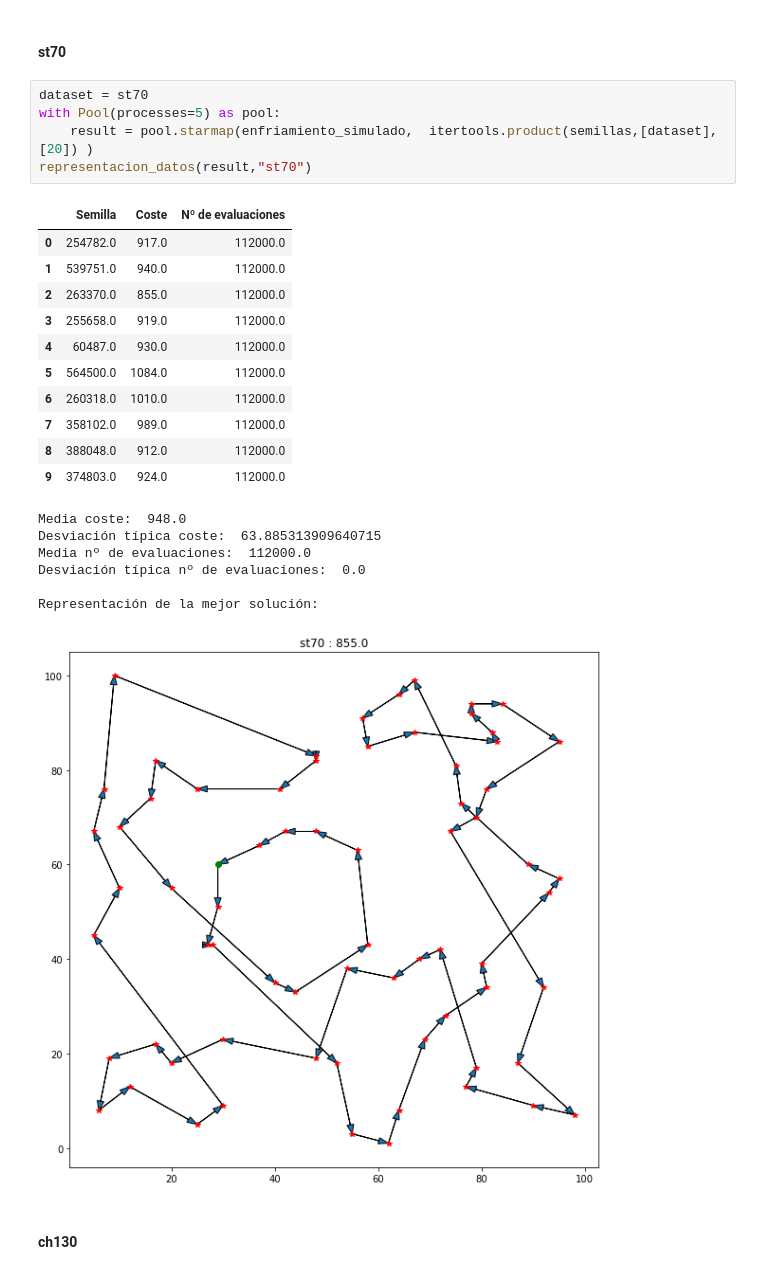
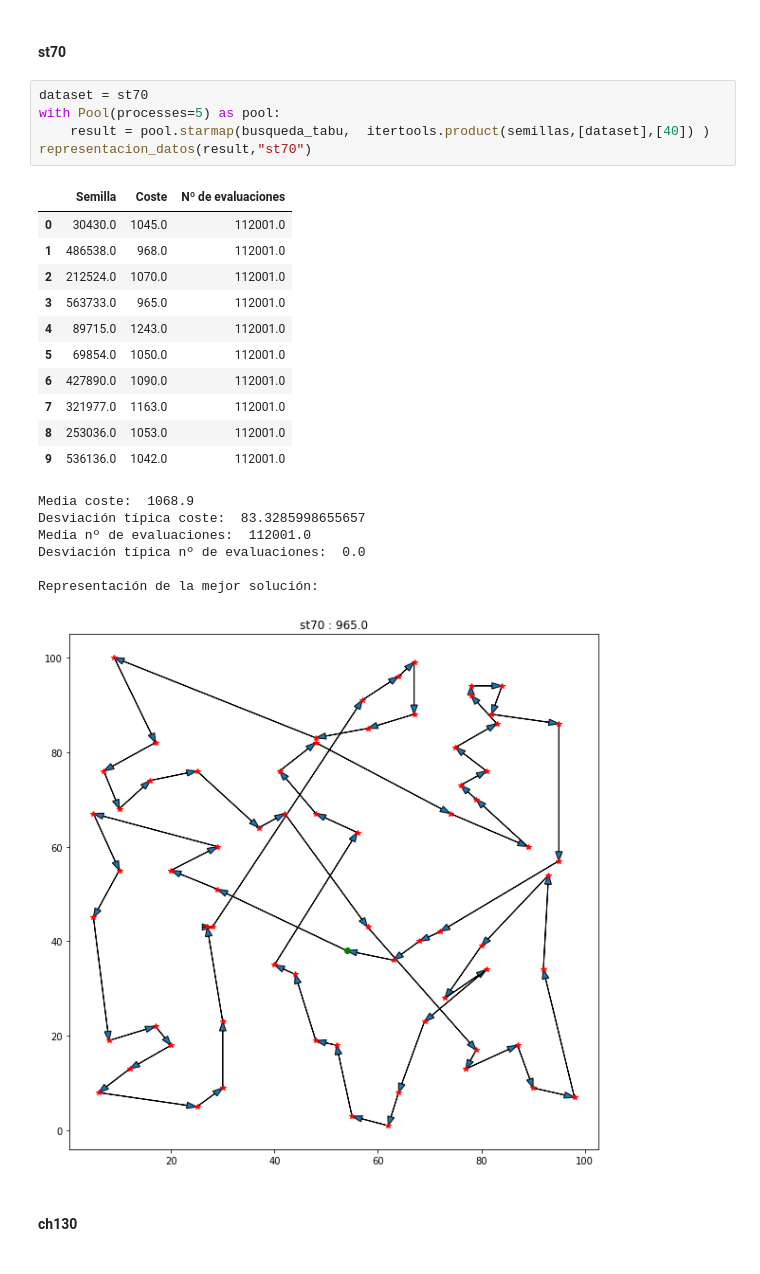
Before and after one commit to IgorMy/Algoritmos-basados-en-Entornos-y-Trayectorias, a Jupyter notebook: 6 Búsqueda Tabú/Búsqueda Tabú.ipynb, the cells around one changed output. Saved outputs shown, nothing was run; the diff lists cells and outputs as text.

```diff
--- a/6 Búsqueda Tabú/Búsqueda Tabú.ipynb
+++ b/6 Búsqueda Tabú/Búsqueda Tabú.ipynb
@@ -144,27 +148,27 @@ Semillas generadas:
 # %%
 dataset = st70
 with Pool(processes=5) as pool:
-    result = pool.starmap(enfriamiento_simulado,  itertools.product(semillas,[dataset],[20]) )
+    result = pool.starmap(busqueda_tabu,  itertools.product(semillas,[dataset],[40]) )
 representacion_datos(result,"st70")
 # %% [output]
 |  | Semilla | Coste | Nº de evaluaciones |
-| 0 | 254782.0 | 917.0 | 112000.0 |
-| 1 | 539751.0 | 940.0 | 112000.0 |
-| 2 | 263370.0 | 855.0 | 112000.0 |
-| 3 | 255658.0 | 919.0 | 112000.0 |
-| 4 | 60487.0 | 930.0 | 112000.0 |
-| 5 | 564500.0 | 1084.0 | 112000.0 |
-| 6 | 260318.0 | 1010.0 | 112000.0 |
-| 7 | 358102.0 | 989.0 | 112000.0 |
-| 8 | 388048.0 | 912.0 | 112000.0 |
-| 9 | 374803.0 | 924.0 | 112000.0 |
+| 0 | 30430.0 | 1045.0 | 112001.0 |
+| 1 | 486538.0 | 968.0 | 112001.0 |
+| 2 | 212524.0 | 1070.0 | 112001.0 |
+| 3 | 563733.0 | 965.0 | 112001.0 |
+| 4 | 89715.0 | 1243.0 | 112001.0 |
+| 5 | 69854.0 | 1050.0 | 112001.0 |
+| 6 | 427890.0 | 1090.0 | 112001.0 |
+| 7 | 321977.0 | 1163.0 | 112001.0 |
+| 8 | 253036.0 | 1053.0 | 112001.0 |
+| 9 | 536136.0 | 1042.0 | 112001.0 |
-Media coste:  948.0
-Desviación típica coste:  63.885313909640715
-Media nº de evaluaciones:  112000.0
+Media coste:  1068.9
+Desviación típica coste:  83.3285998655657
+Media nº de evaluaciones:  112001.0
 Desviación típica nº de evaluaciones:  0.0
 
 Representación de la mejor solución:
-[figure, old version]
+[figure, new version]
 # %% [markdown]
 #### ch130
 # %%
```
Also changed, not shown: parts of 8 cells of this notebook, 1 other file.
